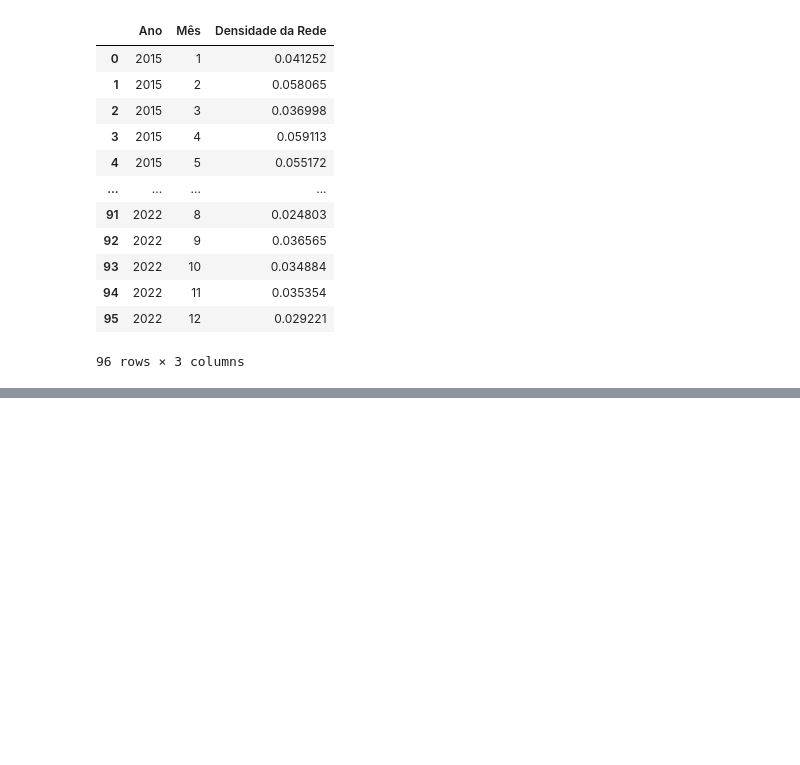
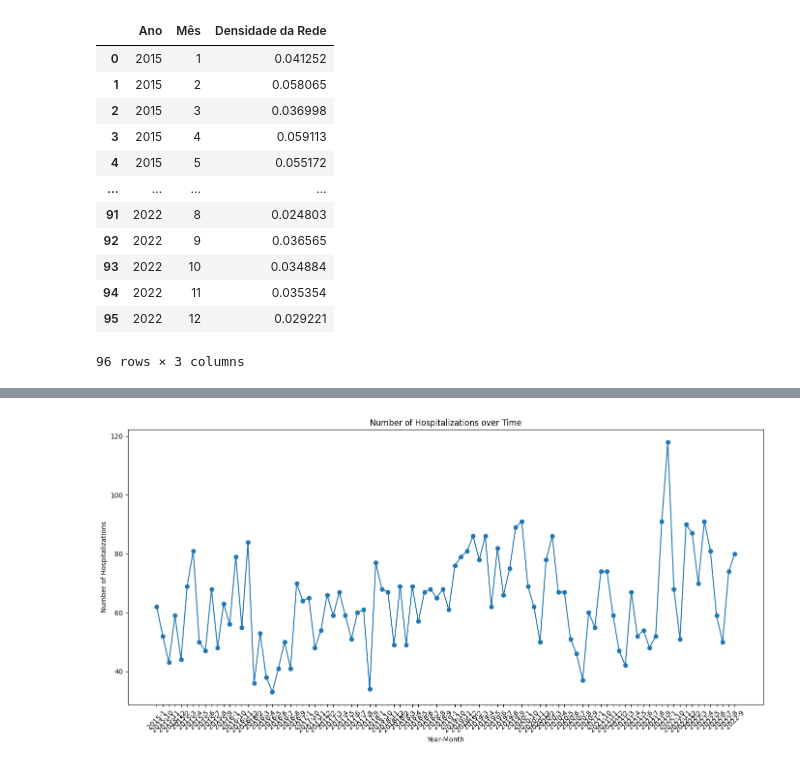
Before and after one commit to mattfeg/pesquisa-gerotec, a Jupyter notebook: src/rede.ipynb, the cells around one changed output, grey strips where cells are left out. Cells and saved outputs as stored; diff of their text form; code cells hidden in the pictures; blank space fills up the shorter version.

```diff
--- a/src/rede.ipynb
+++ b/src/rede.ipynb
@@ -188,0 +286,18 @@ df_densidade
+# %%
+# Quantidade de internações por mês Total
+df['ANO_CMPT'] = df['ANO_CMPT'].astype(str)
+df['MES_CMPT'] = df['MES_CMPT'].astype(str)
+df['ANO_MES'] = df['ANO_CMPT'] + '-' + df['MES_CMPT']
+internacoes_por_mes = df['ANO_MES'].value_counts().sort_index()
+
+# Grafico
+plt.figure(figsize=(14, 7))
+plt.plot(internacoes_por_mes.index, internacoes_por_mes.values, marker='o', linestyle='-')
+plt.title('Number of Hospitalizations over Time')
+plt.xlabel('Year-Month')
+plt.ylabel('Number of Hospitalizations')
+plt.xticks(rotation=45)
+plt.tight_layout()
+plt.show()
+# %% [output]
+[figure, added]
```
Also changed, not shown: parts of 9 cells of this notebook, 5 other files.
